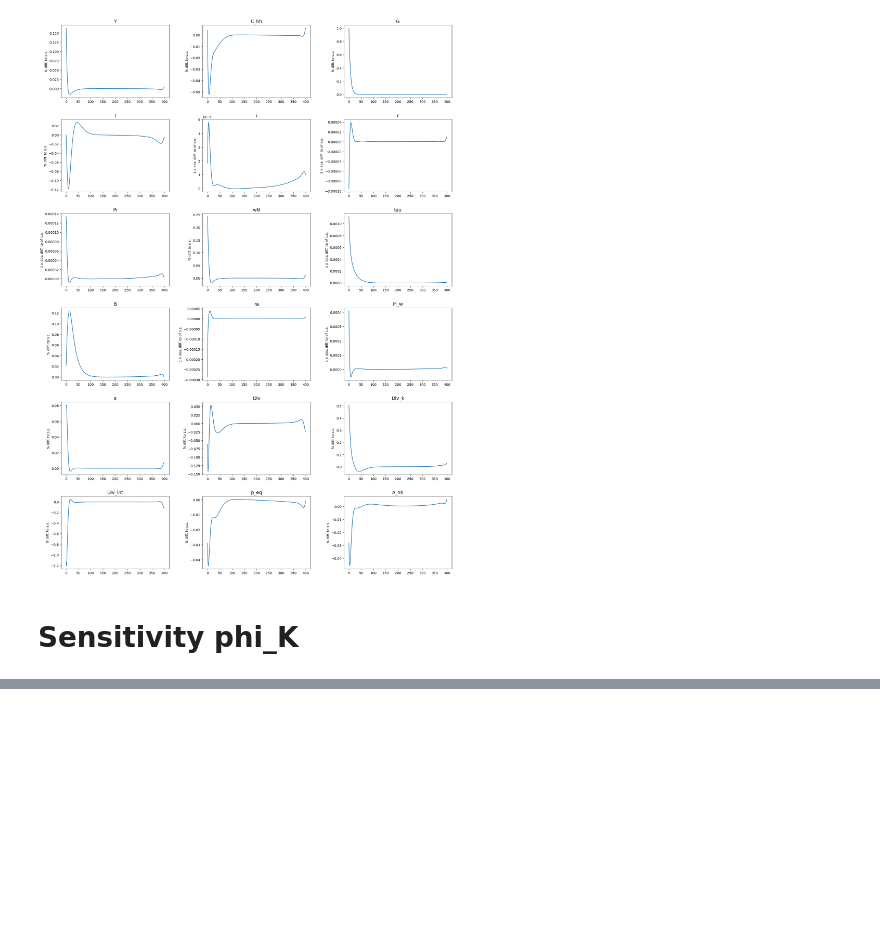
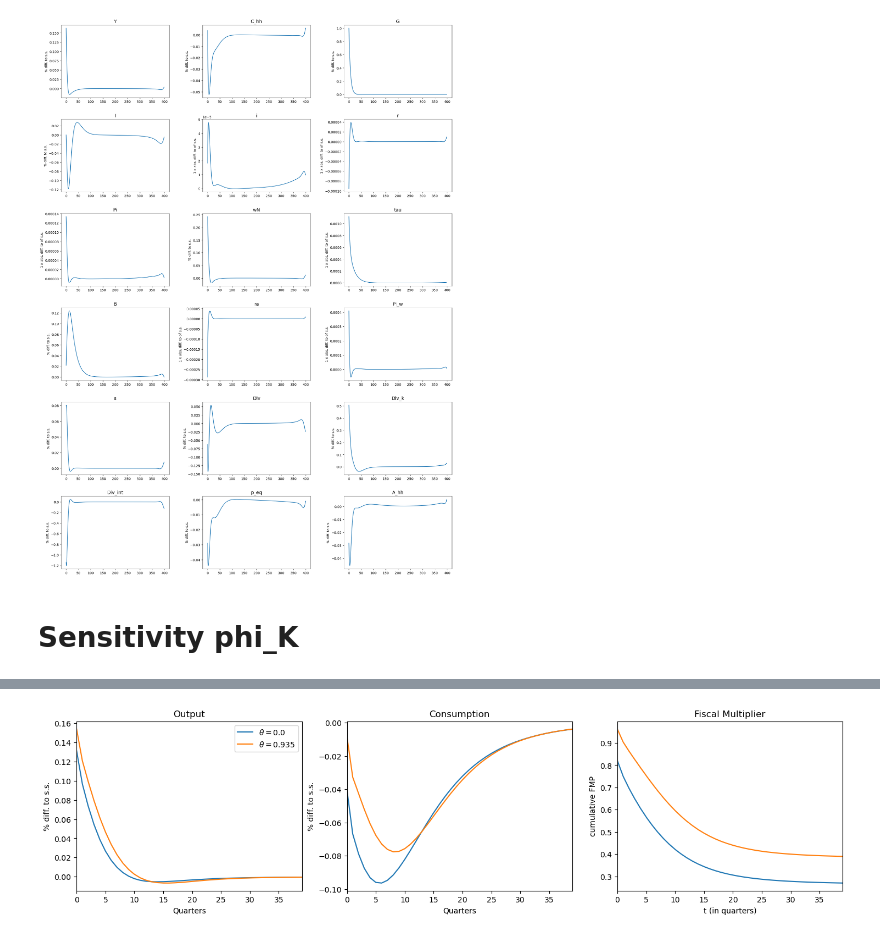
Before and after one commit to YanWin/StickyInformationHANK, a Jupyter notebook: notebooks/Replication_Notebooks/FP_sensitvity.ipynb, the cells around one changed output, grey strips where cells are left out. Saved outputs shown, nothing was run; the diff lists cells and outputs as text; code cells hidden in the pictures; blank space fills up the shorter version.

```diff
--- a/notebooks/Replication_Notebooks/FP_sensitvity.ipynb
+++ b/notebooks/Replication_Notebooks/FP_sensitvity.ipynb
@@ -294,0 +673,4 @@ show_only_IRFs(model, list(IRFs_phi_K.values()), labels, paths_short, lvl_value=
+# %%
+plot_Y_C_FMPs(IRFs_phi_K,do_transfers=False)
+# %% [output]
+[figure, added]
```
Also changed, not shown: parts of 30 cells of this notebook, 9 other files.
